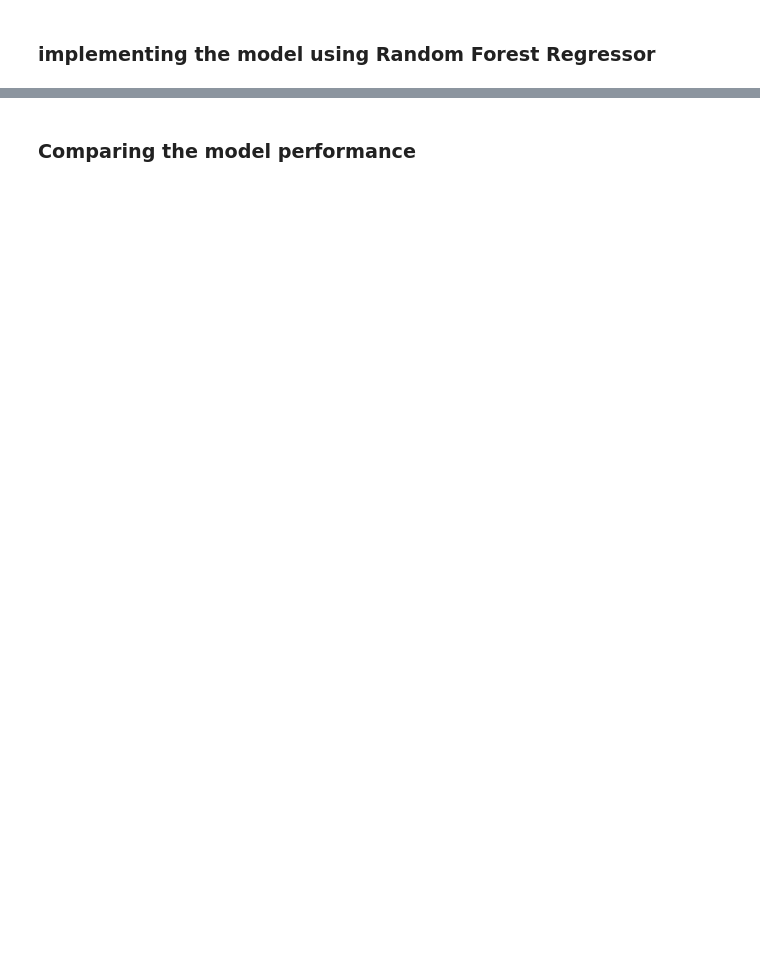
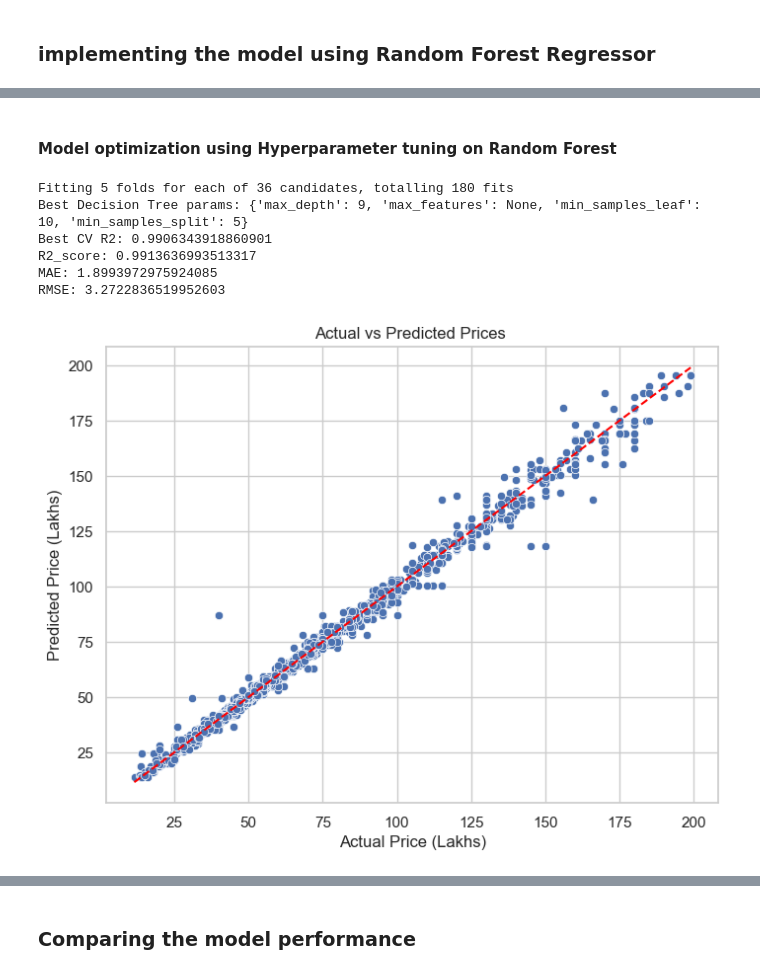
Before and after one commit to SourabhDixit07/Banglore_House_Price_Prediction, a Jupyter notebook: Finalproject.ipynb, the cells around one changed output, grey strips where cells are left out. Drawn from its saved outputs; the diff is of its cells as text; code cells hidden in the pictures; blank space fills up the shorter version.

```diff
--- a/Finalproject.ipynb
+++ b/Finalproject.ipynb
@@ -480,0 +408,55 @@ R² Score : 0.9987268475743163
+# %% [markdown]
+#### Model optimization using Hyperparameter tuning on Random Forest
+# %%
+from sklearn.model_selection import GridSearchCV, RandomizedSearchCV
+from sklearn.ensemble import RandomForestRegressor
+from sklearn.tree import DecisionTreeRegressor
+from sklearn.linear_model import LinearRegression
+import numpy as np
+
+
+# 1. Decision Tree hyperparameter tuning
+dt_base = DecisionTreeRegressor(random_state=42)
+
+dt_param_grid = {
+    "max_depth": [3,5,7,9],
+    "min_samples_split": [5,10,20],
+    "min_samples_leaf": [10,20,40],
+    "max_features": [None]
+}
+
+dt_grid = GridSearchCV(
+    dt_base,
+    dt_param_grid,
+    cv=5,
+    scoring="r2",
+    n_jobs=-1,
+    verbose=1
+)
+
+dt_grid.fit(X_train, y_train)
+print("Best Decision Tree params:", dt_grid.best_params_)
+print("Best CV R2:", dt_grid.best_score_)
+
+dt_best = dt_grid.best_estimator_
+dt_pred = dt_best.predict(X_test)
+print("R2_score:", r2_score(y_test, dt_pred))
+print("MAE:", mean_absolute_error(y_test, dt_pred))
+print("RMSE:", np.sqrt(mean_squared_error(y_test, dt_pred)))
+
+plt.figure(figsize=(8, 6))
+sns.scatterplot(x=y_test, y=dt_pred)
+plt.plot([y_test.min(), y_test.max()], [y_test.min(), y_test.max()], color='red', linestyle='--')  # Diagonal line
+plt.xlabel("Actual Price (Lakhs)")
+plt.ylabel("Predicted Price (Lakhs)")
+plt.title("Actual vs Predicted Prices ")
+plt.grid(True)
+plt.show()
+# %% [output]
+Fitting 5 folds for each of 36 candidates, totalling 180 fits
+Best Decision Tree params: {'max_depth': 9, 'max_features': None, 'min_samples_leaf': 10, 'min_samples_split': 5}
+Best CV R2: 0.9906343918860901
+R2_score: 0.9913636993513317
+MAE: 1.8993972975924085
+RMSE: 3.2722836519952603
+[figure, added]
```
Also changed, not shown: parts of 29 cells of this notebook.
